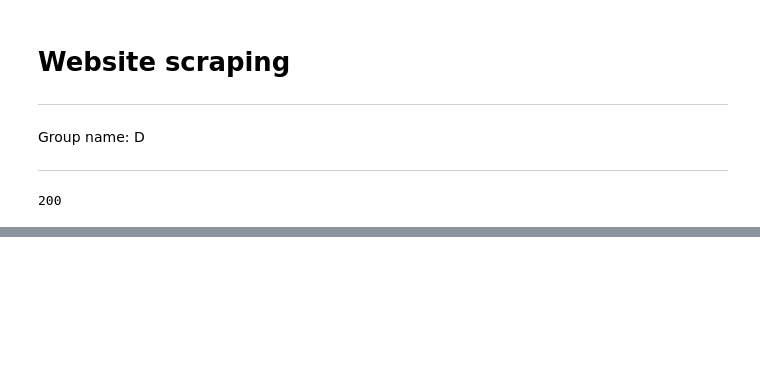
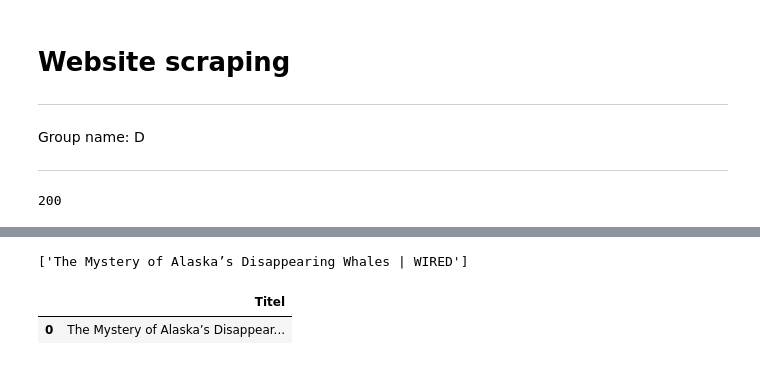
Before and after one commit to jakobdesantis/homework-1, a Jupyter notebook: notebooks/01-scraping.ipynb, the cells around one changed output, grey strips where cells are left out. Cells and saved outputs as stored; diff of their text form; code cells hidden in the pictures; blank space fills up the shorter version.

```diff
--- a/notebooks/01-scraping.ipynb
+++ b/notebooks/01-scraping.ipynb
@@ -53,3 +55,17 @@ soup.title.string
+# %%
+title_text = []
+title_text.append(soup.title.text)
+
+title_text
+# %% [output]
+['The Mystery of Alaska’s Disappearing Whales | WIRED']
+# %%
+df_title = pd.DataFrame({"Titel" : title_text})
+
+df_title
+# %% [output]
+|  | Titel |
+| 0 | The Mystery of Alaska’s Disappear... |
 # %%
 soup.span.text
 # %% [output]
```
Also changed, not shown: parts of 12 cells of this notebook.
